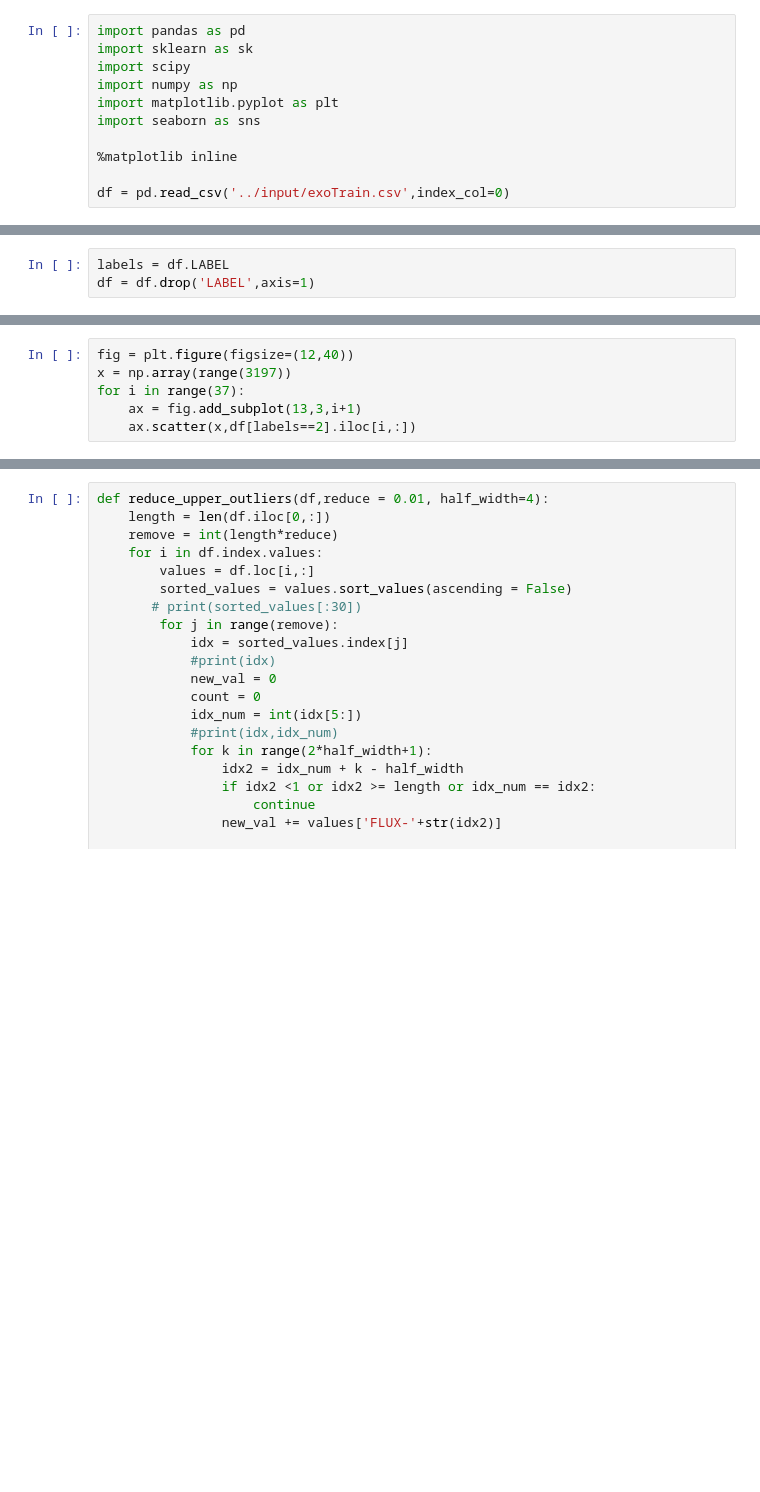
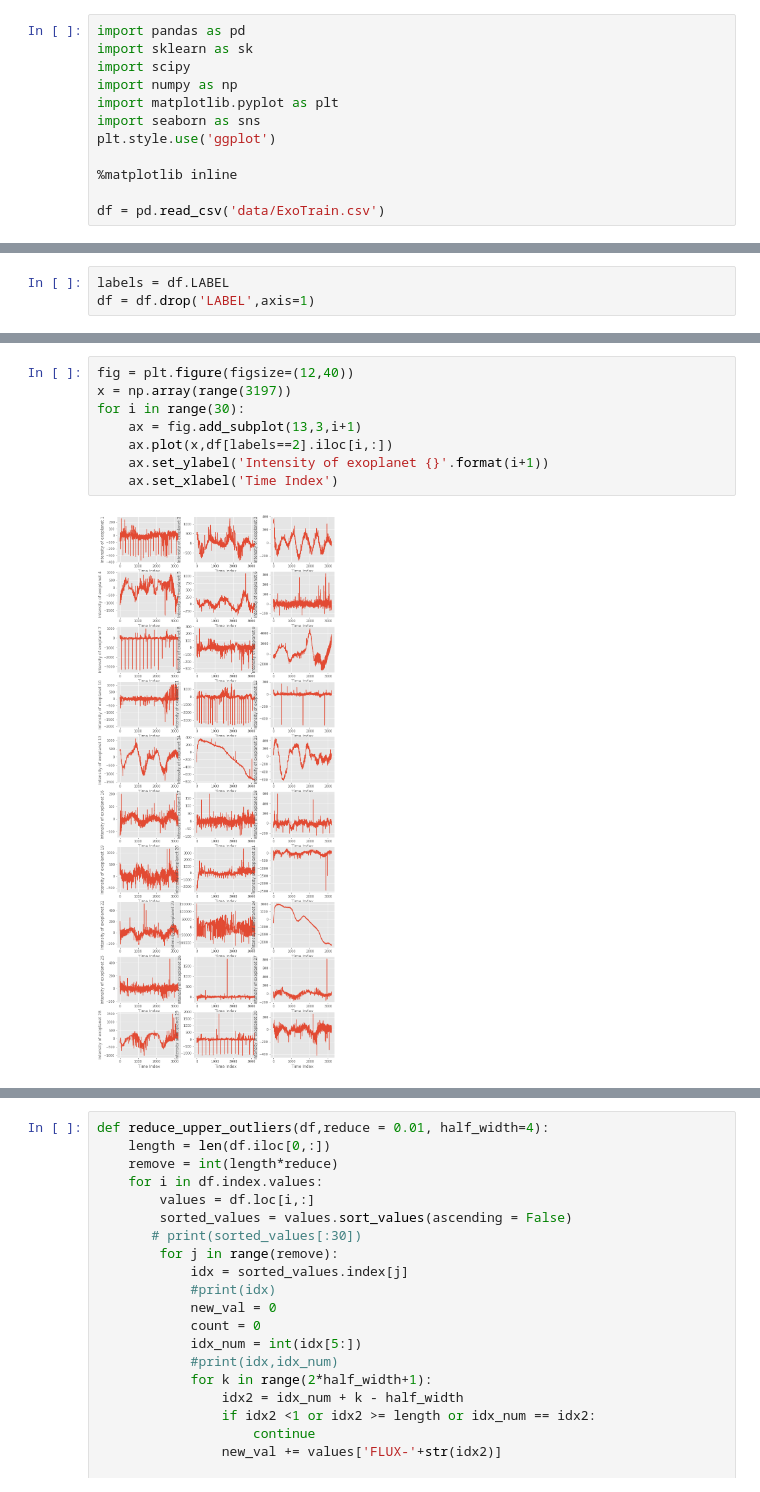
Before and after one commit to adithyahosapate/Exoplanet-Detection, a Jupyter notebook: visualizations.ipynb, the cells around one changed output, grey strips where cells are left out. Saved outputs shown, nothing was run; the diff lists cells and outputs as text; blank space fills up the shorter version.

```diff
--- a/visualizations.ipynb
+++ b/visualizations.ipynb
@@ -11,7 +5,8 @@ import scipy
 import numpy as np
 import matplotlib.pyplot as plt
 import seaborn as sns
+plt.style.use('ggplot')
 
 %matplotlib inline
 
-df = pd.read_csv('../input/exoTrain.csv',index_col=0)
+df = pd.read_csv('data/ExoTrain.csv')
@@ -140,9 +143,13 @@ Let's first look at the data from all 37 exoplanet stars and an identical number
 # %%
 fig = plt.figure(figsize=(12,40))
 x = np.array(range(3197))
-for i in range(37):
+for i in range(30):
     ax = fig.add_subplot(13,3,i+1)
-    ax.scatter(x,df[labels==2].iloc[i,:])
+    ax.plot(x,df[labels==2].iloc[i,:])
+    ax.set_ylabel('Intensity of exoplanet {}'.format(i+1))
+    ax.set_xlabel('Time Index')
+# %% [output]
+[figure, added]
 # %%
 fig = plt.figure(figsize=(12,40))
 x = np.array(range(3197))
```
Also changed, not shown: parts of 44 cells of this notebook, 2 other files.
